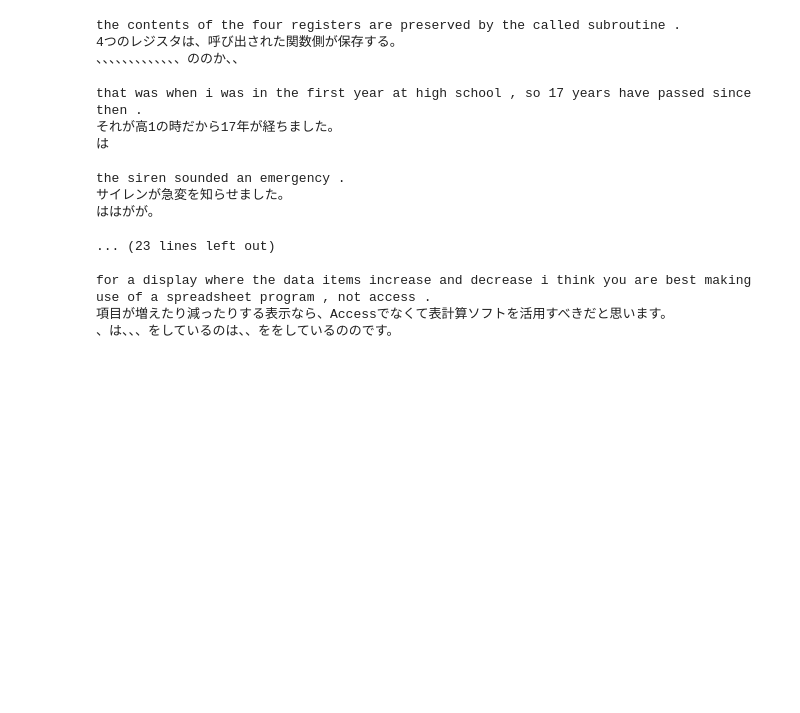
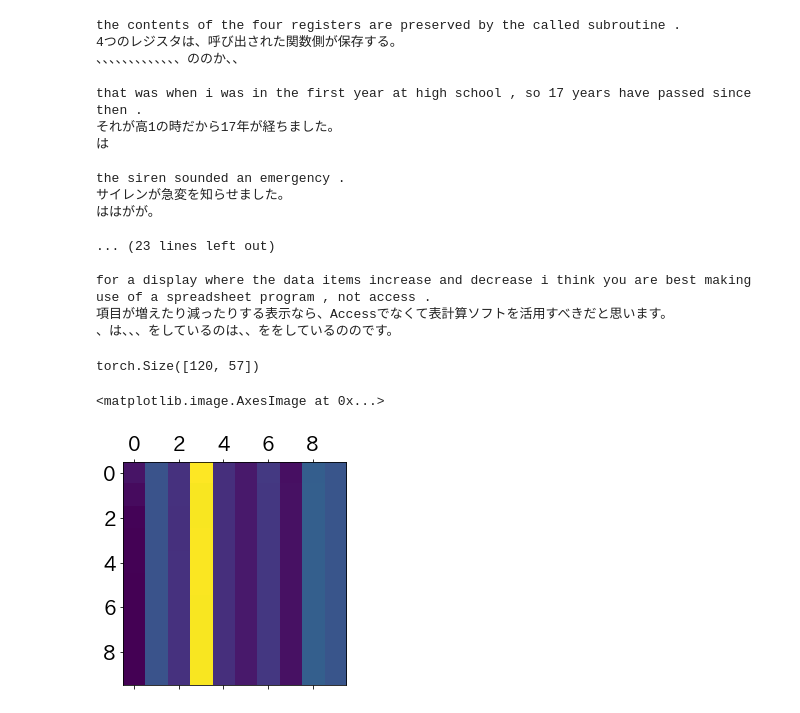
Before and after one commit to Machine-Learning-Tokyo/Seq2Seq-Workshop, a Jupyter notebook: notebooks/translate.ipynb, the cells around one changed output. Saved outputs shown, nothing was run; the diff lists cells and outputs as text; code cells hidden in the pictures; blank space fills up the shorter version.

```diff
--- a/notebooks/translate.ipynb
+++ b/notebooks/translate.ipynb
@@ -243,7 +258,7 @@ class Seq2Seq(nn.Module):
         for i in range(self.out_sl):
             dec_emb = self.emb_dec(dec_inp)
             outp,h_n = self.decoder(dec_emb.unsqueeze(0),h_n)
-            outp = self.out(self.out_drop(outp[0]))
+            outp = F.log_softmax(self.out(self.out_drop(outp[0])),dim=2)
             res.append(outp)
             dec_inp = outp.data.max(1)[1]
             if (dec_inp==1).all(): break
@@ -302,6 +324,7 @@ def train(trn_dl,val_dl,model,crit,opt,epochs=10,clip=None):
             model.train()
             for i, ds in enumerate(trn_dl):
                 x, y = ds
+                if isinstance(x,tuple): x = x[0]
                 x, y = x.transpose(1,0), y.transpose(1,0)
                 loss = step(V(x.long()),V(y.long()),epoch,model,crit,opt)
                 loss_trn += loss
@@ -392,28 +452,29 @@ class Seq2SeqAttention(nn.Module):
         h_n = h_n.view(2,2,bs,-1).permute(0,2,1,3).contiguous().view(self.nl,bs,-1)
 
         dec_inp = V(torch.zeros(bs).long())
-        res = []
+        res,attns = [], []
         #multiply by parameter
         w1e = enc_out @ self.W1
         for i in range(self.out_sl):
-            #linear layer
+            #transform decoder hidden state
             w2h = self.l2(h_n[-1])
-            #non-linear activation
+            #non-linear activation to calculate score
             u = torch.tanh(w1e + w2h)
-            #multiply by parameter
+            #softmax to make them into probs
             a = F.softmax(u @ self.V, 0)
-            ##multiply by parameter
+            attns.append(a)
+            #multiply each vector by scores and then add them up
             Xa = (a.unsqueeze(2) * enc_out).sum(0)
             dec_emb = self.emb_dec(dec_inp)
-            #linear layer
+            #linear layer to reduce dimensions
             wgt_enc = self.l3(torch.cat([dec_emb, Xa], 1))
             outp,h_n = self.decoder(wgt_enc.unsqueeze(0),h_n)
-            outp = self.out(self.out_drop(outp[0]))
+            outp = F.log_softmax(self.out(self.out_drop(outp[0])),dim=2)
             res.append(outp)
             dec_inp = outp.data.max(1)[1]
             if (random.random() > 0.5) and y is not None: dec_inp=y[i]
             if (dec_inp==1).all(): break
-        return torch.stack(res)
+        return torch.stack(res),attns
 
     def initHidden(self,bs):
         return V(torch.zeros([self.nl*2,bs,self.nh]))
@@ -469,3 +530,5 @@ the siren sounded an emergency .
 for a display where the data items increase and decrease i think you are best making use of a spreadsheet program , not access .
 項目が増えたり減ったりする表示なら、Accessでなくて表計算ソフトを活用すべきだと思います。
 、は、、、をしているのは、、ををしているののです。
+# %%
+out, atts = seq2seq(x.long().cuda())
@@ -471,0 +544,9 @@ for a display where the data items increase and decrease i think you are best ma
+# %%
+atts[0].size()
+# %% [output]
+torch.Size([120, 57])
+# %%
+plt.matshow(torch.stack(atts)[:10,2,:10].detach().cpu().numpy())
+# %% [output]
+<matplotlib.image.AxesImage at 0x...>
+[figure, added]
```
Also changed, not shown: parts of 16 cells of this notebook, 1 other file.
